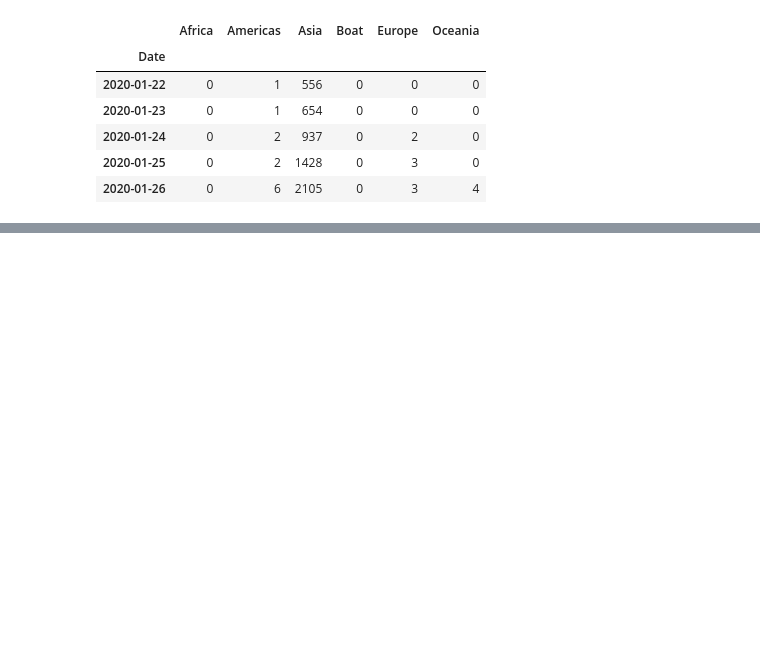
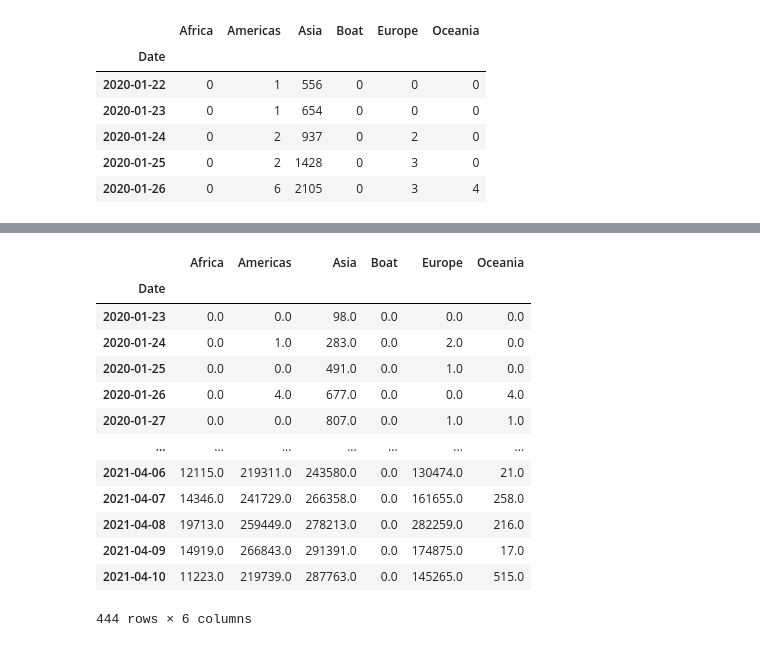
Before and after one commit to MarcGLOAGUEN/pandemic_covid19, a Jupyter notebook: lstm.ipynb, the cells around one changed output, grey strips where cells are left out. Saved outputs shown, nothing was run; the diff lists cells and outputs as text; code cells hidden in the pictures; blank space fills up the shorter version.

```diff
--- a/lstm.ipynb
+++ b/lstm.ipynb
@@ -25,3 +27,6 @@ data.head()
 | 2020-01-24 | 0 | 2 | 937 | 0 | 2 | 0 |
 | 2020-01-25 | 0 | 2 | 1428 | 0 | 3 | 0 |
 | 2020-01-26 | 0 | 6 | 2105 | 0 | 3 | 4 |
+# %%
+df = data.diff().iloc[1:]
+df.head(3)
@@ -33,3 +44,22 @@ px.line(data)
 px.line(data.diff())
 # %% [output]
 [interactive output not drawn]
+# %%
+df = df.reset_index()
+# %%
+df
+# %% [output]
+|  | Africa | Americas | Asia | Boat | Europe | Oceania |
+| Date |  |  |  |  |  |  |
+| 2020-01-23 | 0.0 | 0.0 | 98.0 | 0.0 | 0.0 | 0.0 |
+| 2020-01-24 | 0.0 | 1.0 | 283.0 | 0.0 | 2.0 | 0.0 |
+| 2020-01-25 | 0.0 | 0.0 | 491.0 | 0.0 | 1.0 | 0.0 |
+| 2020-01-26 | 0.0 | 4.0 | 677.0 | 0.0 | 0.0 | 4.0 |
+| 2020-01-27 | 0.0 | 0.0 | 807.0 | 0.0 | 1.0 | 1.0 |
+| ... | ... | ... | ... | ... | ... | ... |
+| 2021-04-06 | 12115.0 | 219311.0 | 243580.0 | 0.0 | 130474.0 | 21.0 |
+| 2021-04-07 | 14346.0 | 241729.0 | 266358.0 | 0.0 | 161655.0 | 258.0 |
+| 2021-04-08 | 19713.0 | 259449.0 | 278213.0 | 0.0 | 282259.0 | 216.0 |
+| 2021-04-09 | 14919.0 | 266843.0 | 291391.0 | 0.0 | 174875.0 | 17.0 |
+| 2021-04-10 | 11223.0 | 219739.0 | 287763.0 | 0.0 | 145265.0 | 515.0 |
+444 rows × 6 columns
```
Also changed, not shown: parts of 14 cells of this notebook.
